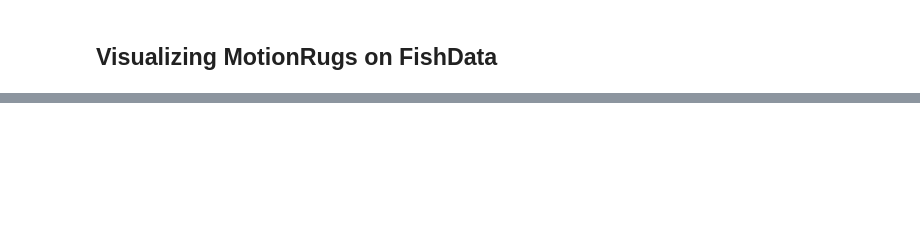
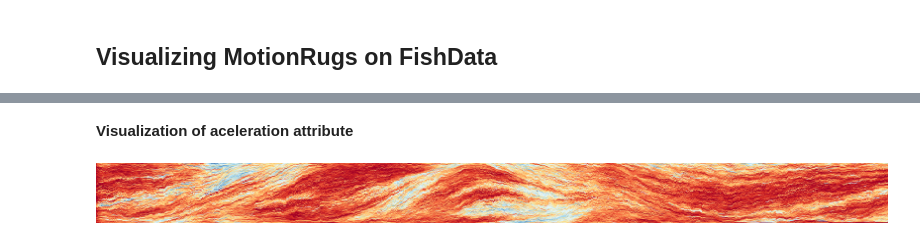
Before and after one commit to GiovaniValdrighi/motionrugsPy, a Jupyter notebook: src/example.ipynb, the cells around one changed output, grey strips where cells are left out. Drawn from its saved outputs; the diff is of its cells as text; code cells hidden in the pictures; blank space fills up the shorter version.

```diff
--- a/src/example.ipynb
+++ b/src/example.ipynb
@@ -56,0 +31,6 @@ plt.show()
+# %% [markdown]
+__Visualization of aceleration attribute__
+# %%
+display(imga)
+# %% [output]
+[figure, added]
```
Also changed, not shown: parts of 13 cells of this notebook, 3 other files.
